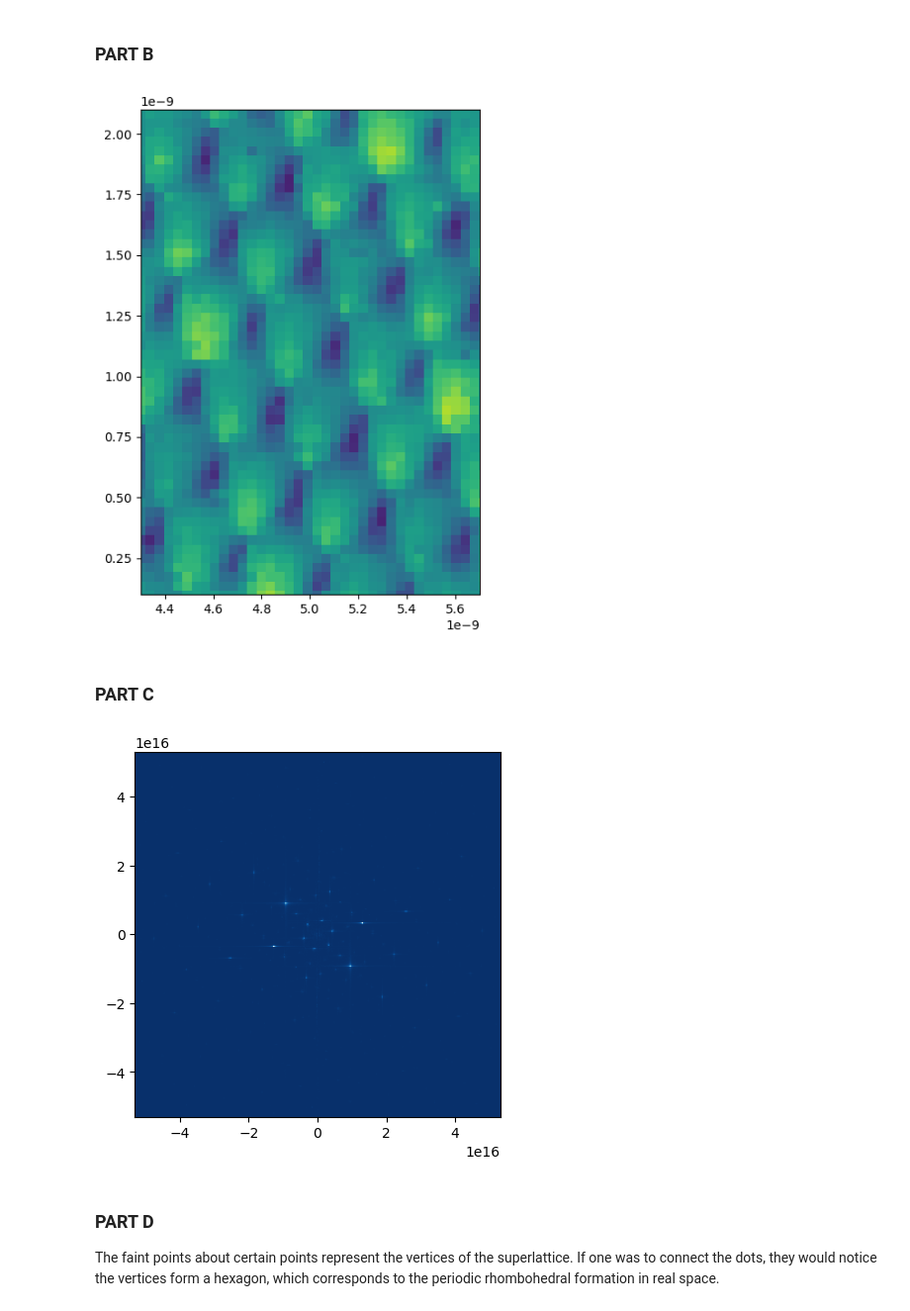
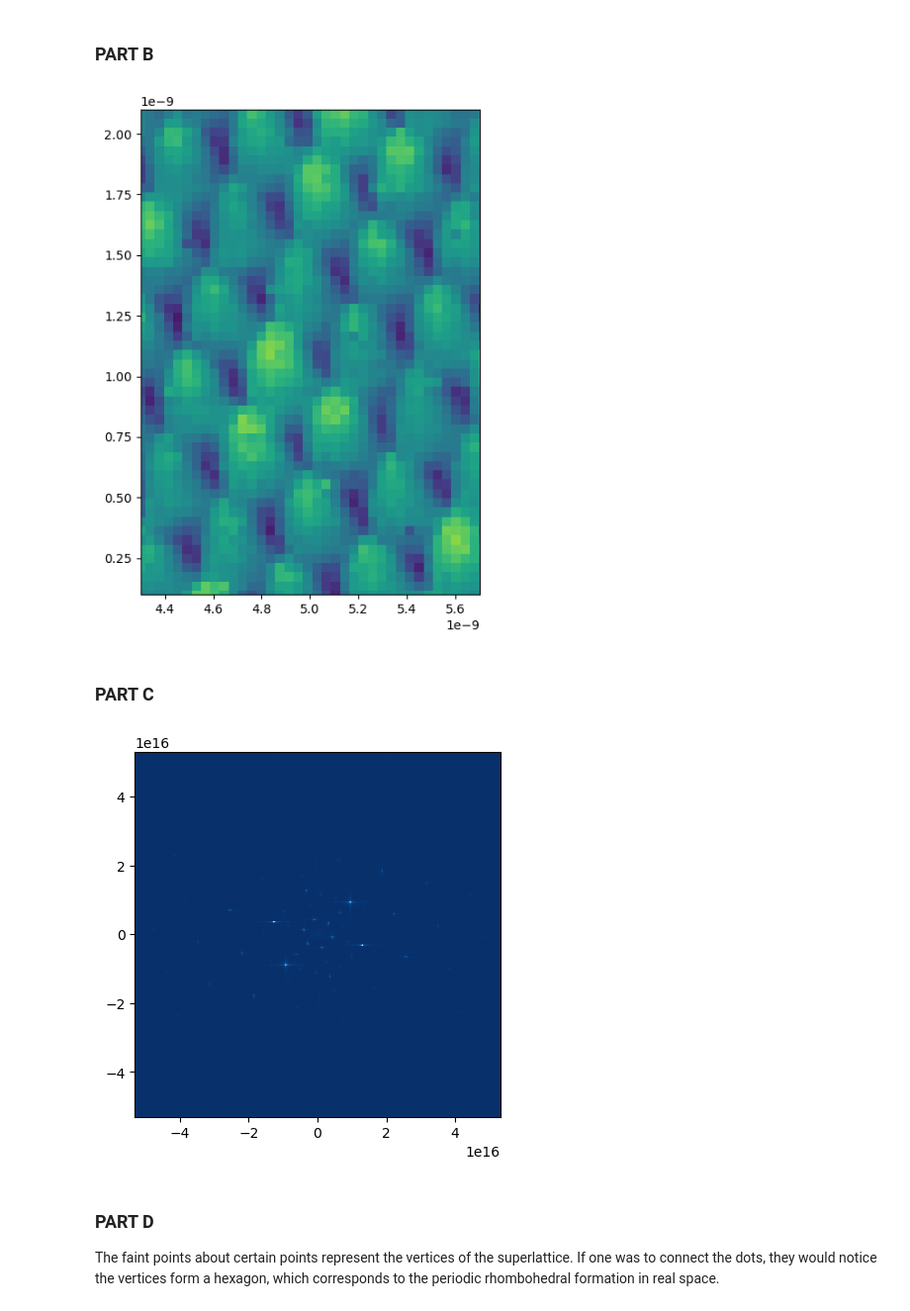
Before and after one commit to mtrain1689/140A-HW6, a Jupyter notebook: code.ipynb, the cells around one changed output. Shown at 99% size. Drawn from its saved outputs; the diff is of its cells as text; code cells hidden in the pictures.

```diff
--- a/code.ipynb
+++ b/code.ipynb
@@ -32,16 +32,16 @@ From the above image, the smaller atomic lattice constant (a) seems to be approx
 ### PART B
 # %%
 fig, ax = plt.subplots(figsize = (12, 7))
-fig = plt.imshow(data, extent = [0, 12e-9, 0, 12e-9])
+fig = plt.imshow(data, extent = [0, 12e-9, 0, 12e-9], origin = "lower")
 plt.xlim(left = 0.43e-8)
 plt.xlim(right = 0.57e-8)
 plt.ylim(bottom = 0.01e-8)
 plt.ylim(top = 0.21e-8)
 plt.quiver([4.75e-9, 0.1e-9], 1, 1, color = "r", units = "xy")
 
 plt.show()
 # %% [output]
-[figure, old version]
+[figure, new version]
 # %% [markdown]
 ### PART C
 # %%
@@ -49,10 +49,10 @@ recip = np.fft.fftshift(np.fft.fft2(data))
 
 b = 2 * np.pi / 0.5*10e-9
 k = 0.5 * 255 * 2 * np.pi/(12*10e-9)
-fig = plt.imshow(np.abs(recip), cmap = 'Blues_r', extent = (-k/b, k/b, -k/b, k/b))
+fig = plt.imshow(np.abs(recip), cmap = 'Blues_r', extent = (-k/b, k/b, -k/b, k/b), origin = "lower")
 plt.show()
 # %% [output]
-[figure, old version]
+[figure, new version]
 # %% [markdown]
 ### PART D
 The faint points about certain points represent the vertices of the superlattice. If one was to connect the dots, they would notice the vertices form a hexagon, which corresponds to the  periodic rhombohedral formation in real space.
```
Also changed, not shown: parts of 1 cell of this notebook.
